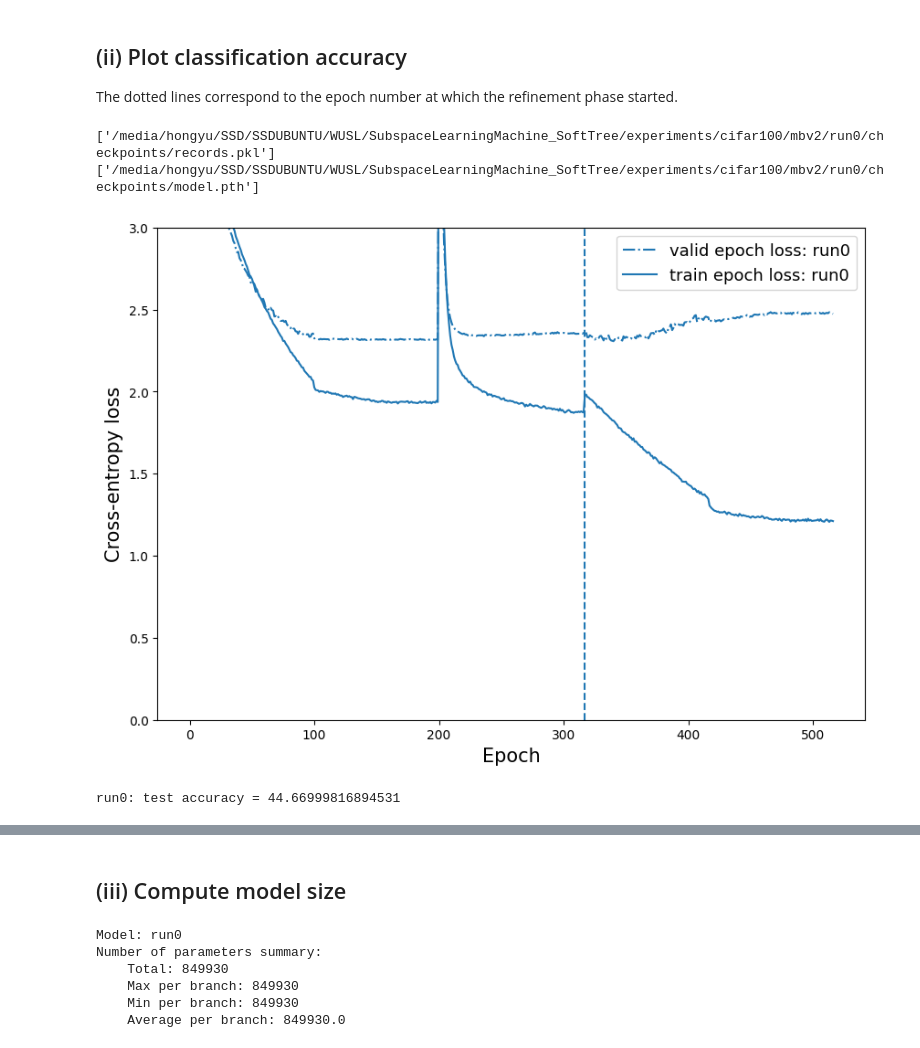
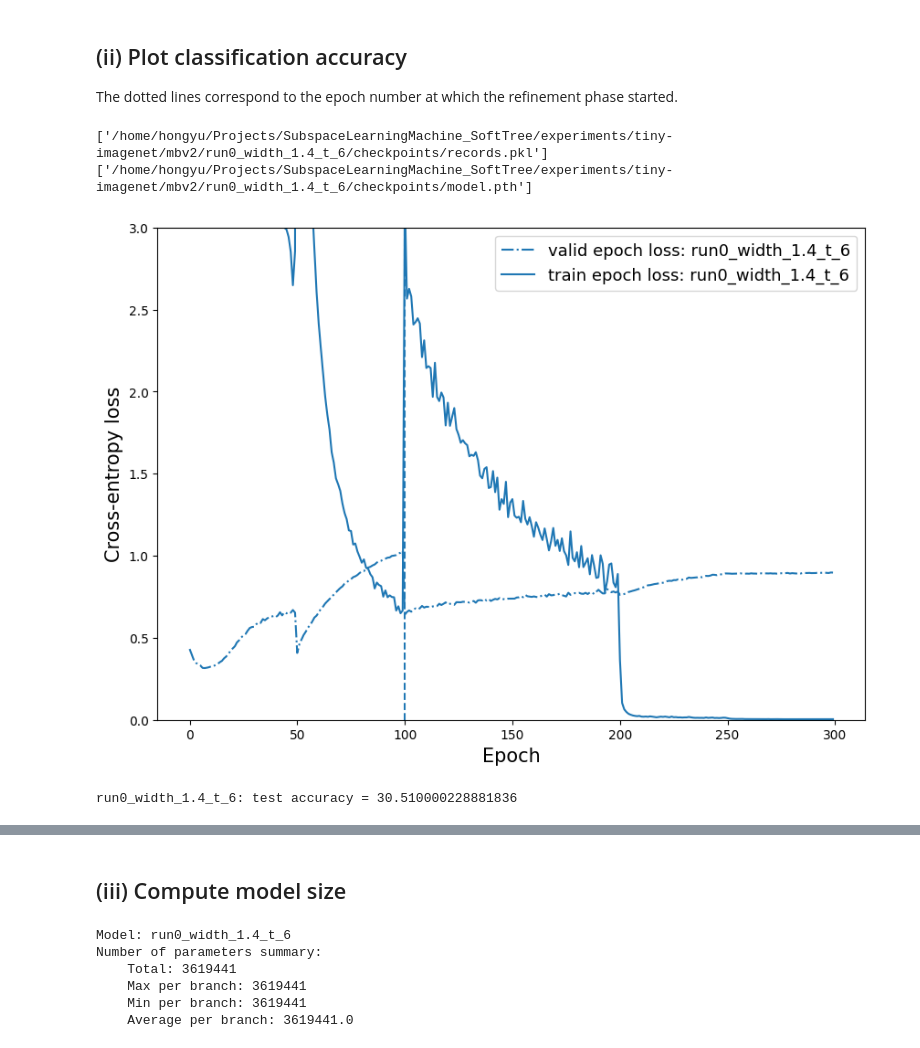
Before and after one commit to ChuniHiro/SubspaceLearningMachine_SoftTree, a Jupyter notebook: examples/evaluation_tiny_imagenet.ipynb, the cells around one changed output, grey strips where cells are left out. Saved outputs shown, nothing was run; the diff lists cells and outputs as text; code cells hidden in the pictures.

```diff
--- a/examples/evaluation_tiny_imagenet.ipynb
+++ b/examples/evaluation_tiny_imagenet.ipynb
@@ -13,20 +14,20 @@ The dotted lines correspond to the epoch number at which the refinement phase st
 # %%
 %matplotlib inline
 
-exp_dir = '/media/hongyu/SSD/SSDUBUNTU/WUSL/SubspaceLearningMachine_SoftTree/experiments/cifar100/mbv2/'
+exp_dir = '/home/hongyu/Projects/SubspaceLearningMachine_SoftTree/experiments/tiny-imagenet/mbv2/'
 # models_list = ["debug"]
-models_list = ["run0"]
+models_list = ["run0_width_1.4_t_6"]
 
 records_file_list = [exp_dir + model_name + '/checkpoints/records.pkl' for model_name in models_list]
 model_files = [exp_dir + model_name + '/checkpoints/model.pth' for model_name in models_list]
 
 print(records_file_list)
 print(model_files)
 
 visualization.plot_performance(records_file_list, models_list, ymax = 3.0, figsize=(10,7), finetune_position=True)
 visualization.plot_accuracy(records_file_list, models_list, figsize=(10,7), ymin=0, ymax=98, finetune_position=True)
 # %% [output]
-['/media/hongyu/SSD/SSDUBUNTU/WUSL/SubspaceLearningMachine_SoftTree/experiments/cifar100/mbv2/run0/checkpoints/records.pkl']
-['/media/hongyu/SSD/SSDUBUNTU/WUSL/SubspaceLearningMachine_SoftTree/experiments/cifar100/mbv2/run0/checkpoints/model.pth']
+['/home/hongyu/Projects/SubspaceLearningMachine_SoftTree/experiments/tiny-imagenet/mbv2/run0_width_1.4_t_6/checkpoints/records.pkl']
+['/home/hongyu/Projects/SubspaceLearningMachine_SoftTree/experiments/tiny-imagenet/mbv2/run0_width_1.4_t_6/checkpoints/model.pth']
-[figure, old version]
+[figure, new version]
-run0: test accuracy = 44.66999816894531
+run0_width_1.4_t_6: test accuracy = 30.510000228881836
@@ -36,12 +37,12 @@ run0: test accuracy = 44.66999816894531
 # %%
 _ = visualization.compute_number_of_params(model_files, models_list, is_gpu=False)
 # %% [output]
-Model: run0
+Model: run0_width_1.4_t_6
 Number of parameters summary:
-    Total: 849930
-    Max per branch: 849930
-    Min per branch: 849930
-    Average per branch: 849930.0
+    Total: 3619441
+    Max per branch: 3619441
+    Min per branch: 3619441
+    Average per branch: 3619441.0
 # %%
 from models import Tree
 from utils import load_tree_model
```
Also changed, not shown: parts of 5 cells of this notebook, 5 other files.
